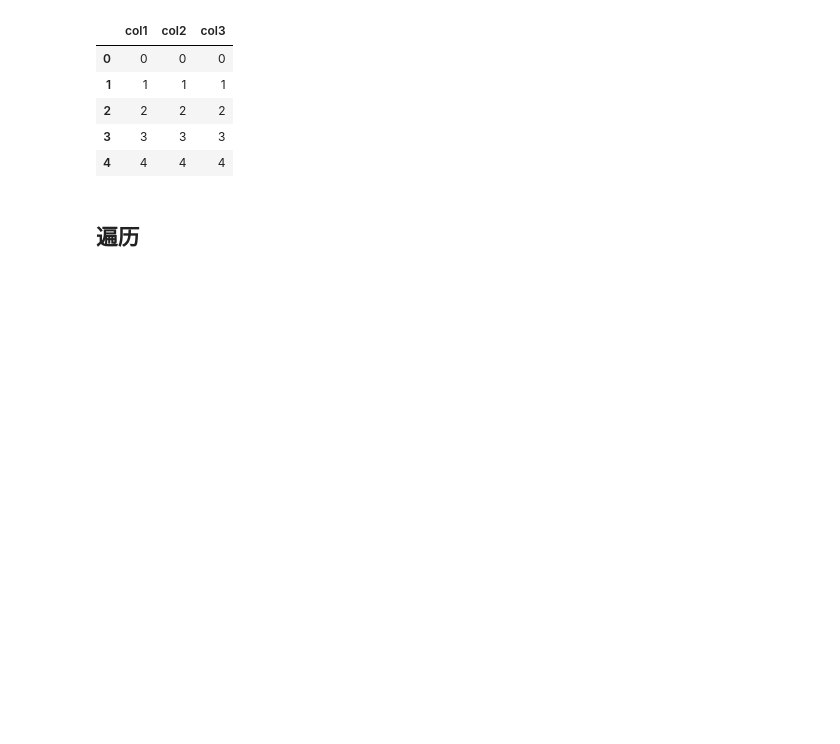
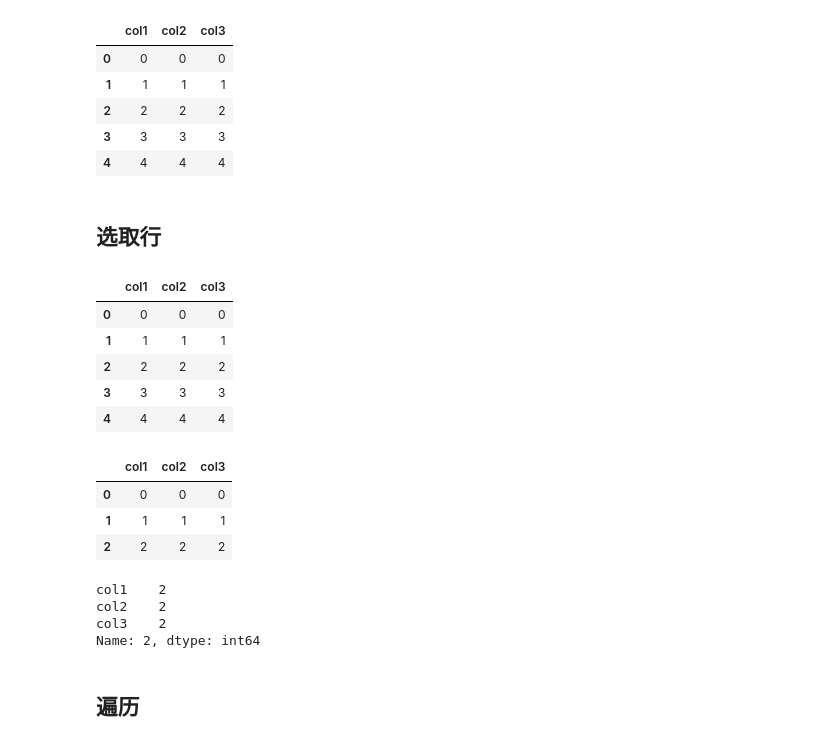
Before and after one commit to jiexiao111/hexo_jiexiao, a Jupyter notebook: _ipynb/Pandas 学习.ipynb, the cells around one changed output. Drawn from its saved outputs; the diff is of its cells as text; code cells hidden in the pictures; blank space fills up the shorter version.

```diff
--- a/_ipynb/Pandas 学习.ipynb
+++ b/_ipynb/Pandas 学习.ipynb
@@ -172,6 +172,29 @@ df
 | 2 | 2 | 2 | 2 |
 | 3 | 3 | 3 | 3 |
 | 4 | 4 | 4 | 4 |
+# %% [markdown]
+## 选取行
+# %%
+import pandas as pd
+df = pd.DataFrame({'col1': range(5), 'col2': range(5), 'col3': range(5)})
+df
+df.loc[:2]
+df.loc[2]
+# %% [output]
+|  | col1 | col2 | col3 |
+| 0 | 0 | 0 | 0 |
+| 1 | 1 | 1 | 1 |
+| 2 | 2 | 2 | 2 |
+| 3 | 3 | 3 | 3 |
+| 4 | 4 | 4 | 4 |
+|  | col1 | col2 | col3 |
+| 0 | 0 | 0 | 0 |
+| 1 | 1 | 1 | 1 |
+| 2 | 2 | 2 | 2 |
+col1    2
+col2    2
+col3    2
+Name: 2, dtype: int64
 # %% [markdown]
 ## 遍历
 # %%
```
Also changed, not shown: parts of 1 cell of this notebook, 2 other files.
